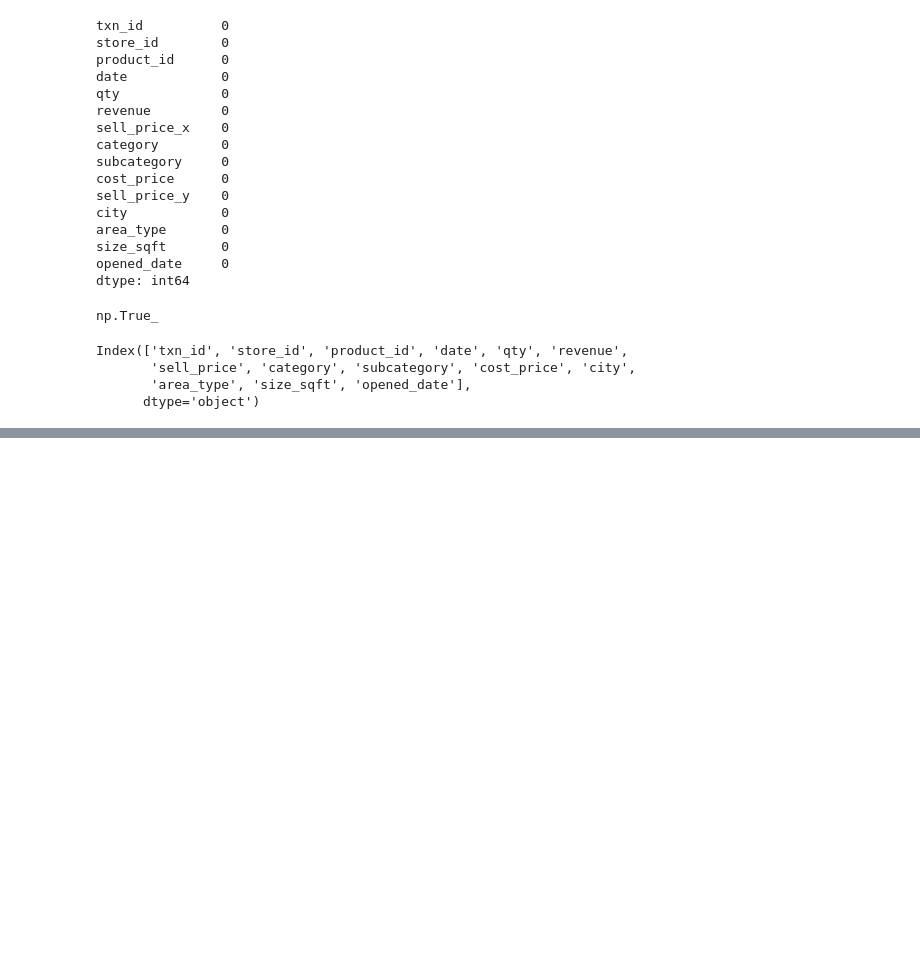
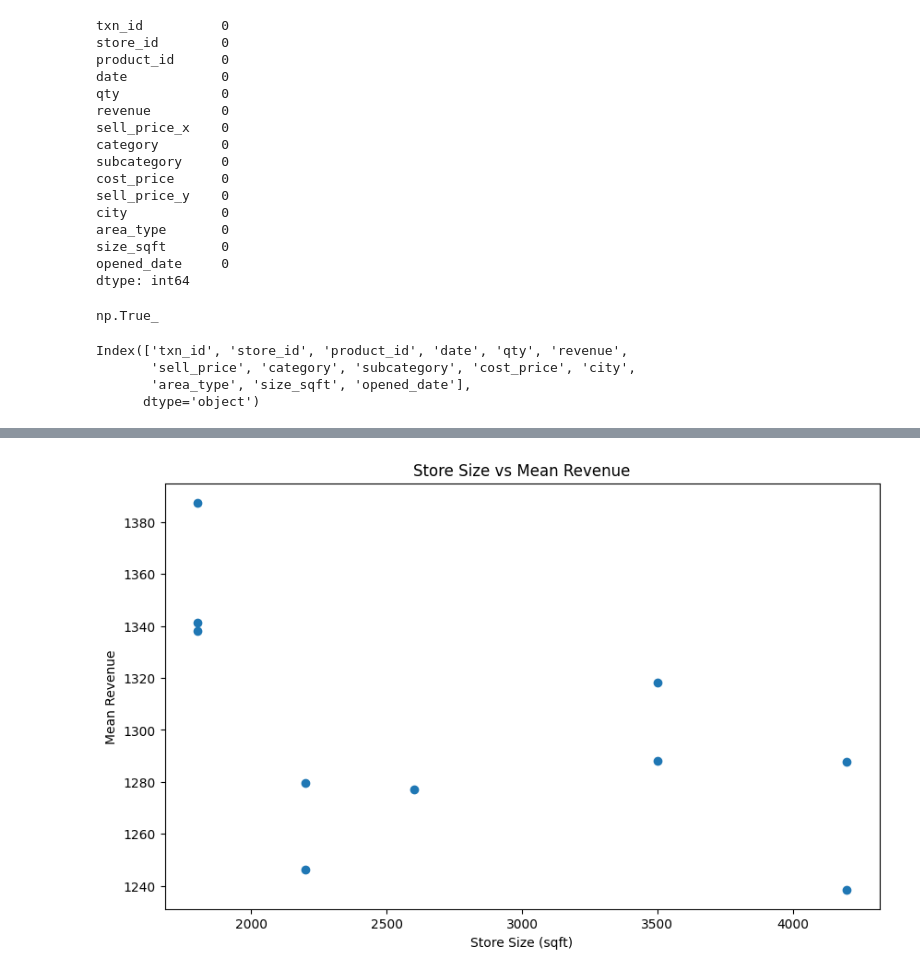
Before and after one commit to Mubesh-Hub/retailpulse-analysis, a Jupyter notebook: notebooks/vscodeanalysed.ipynb, the cells around one changed output, grey strips where cells are left out. Saved outputs shown, nothing was run; the diff lists cells and outputs as text; code cells hidden in the pictures; blank space fills up the shorter version.

```diff
--- a/notebooks/vscodeanalysed.ipynb
+++ b/notebooks/vscodeanalysed.ipynb
@@ -377,0 +491,10 @@ returns_df.to_csv('returns_clean.csv', index=False)
+# %%
+plt.figure(figsize=(10,6))
+plt.scatter(store_summary_sorted['size_sqft'], store_summary_sorted['mean'])
+plt.title('Store Size vs Mean Revenue')
+plt.xlabel('Store Size (sqft)')
+plt.ylabel('Mean Revenue')
+plt.savefig("../reports/size_vs_revenue.png", dpi=150, bbox_inches='tight')
+plt.show()
+# %% [output]
+[figure, added]
```
Also changed, not shown: parts of 13 cells of this notebook, 5 other files.
